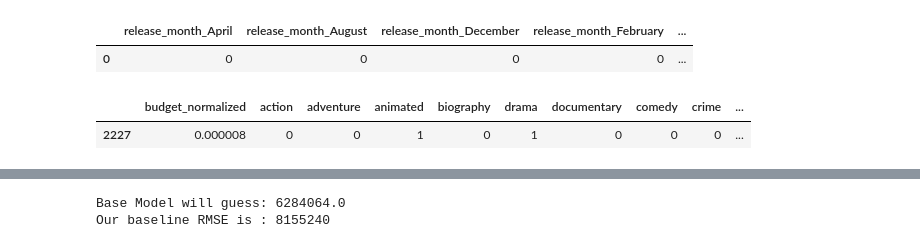
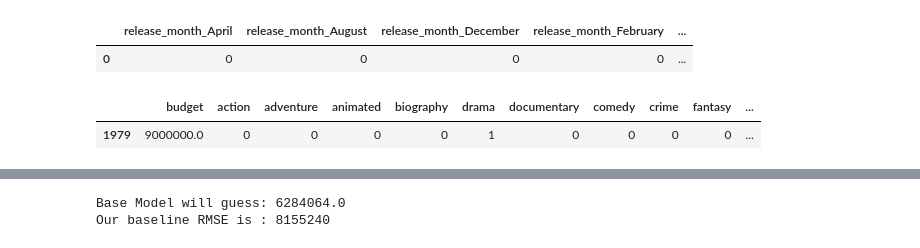
Before and after one commit to Tyler-Owen-Morris/film-revenue-predictor, a Jupyter notebook: src/Feature_Engineering_&_Modeling.ipynb, the cells around one changed output, grey strips where cells are left out. Saved outputs shown, nothing was run; the diff lists cells and outputs as text; code cells hidden in the pictures.

```diff
--- a/src/Feature_Engineering_&_Modeling.ipynb
+++ b/src/Feature_Engineering_&_Modeling.ipynb
@@ -313,13 +315,13 @@ dum.head(1)
 | 0 | 0 | 0 | 0 | 0 | ... |
 # %%
 #pull the columns we want from the main DF
-use_cols = filtered_df[['budget_normalized','action','adventure','animated','biography','drama','documentary','comedy','crime',
+use_cols = filtered_df[['budget','action','adventure','animated','biography','drama','documentary','comedy','crime',
                         'fantasy','family','musical','horror','war','mystery','sci-fi','thriller','romance']]
                         #actor1_popularity', 'actor2_popularity', 'actor3_popularity', 'actor4_popularity']]
 use_cols.sample(1)
 # %% [output]
-|  | budget_normalized | action | adventure | animated | biography | drama | documentary | comedy | crime | ... |
-| 2227 | 0.000008 | 0 | 0 | 1 | 0 | 1 | 0 | 0 | 0 | ... |
+|  | budget | action | adventure | animated | biography | drama | documentary | comedy | crime | fantasy | ... |
+| 1979 | 9000000.0 | 0 | 0 | 0 | 0 | 1 | 0 | 0 | 0 | 0 | ... |
 # %%
 vectorizer = HashingVectorizer(n_features=1000)
 vector = vectorizer.fit_transform(filtered_df['train_string'].to_numpy())
```
Also changed, not shown: parts of 17 cells of this notebook, 19 other files.
